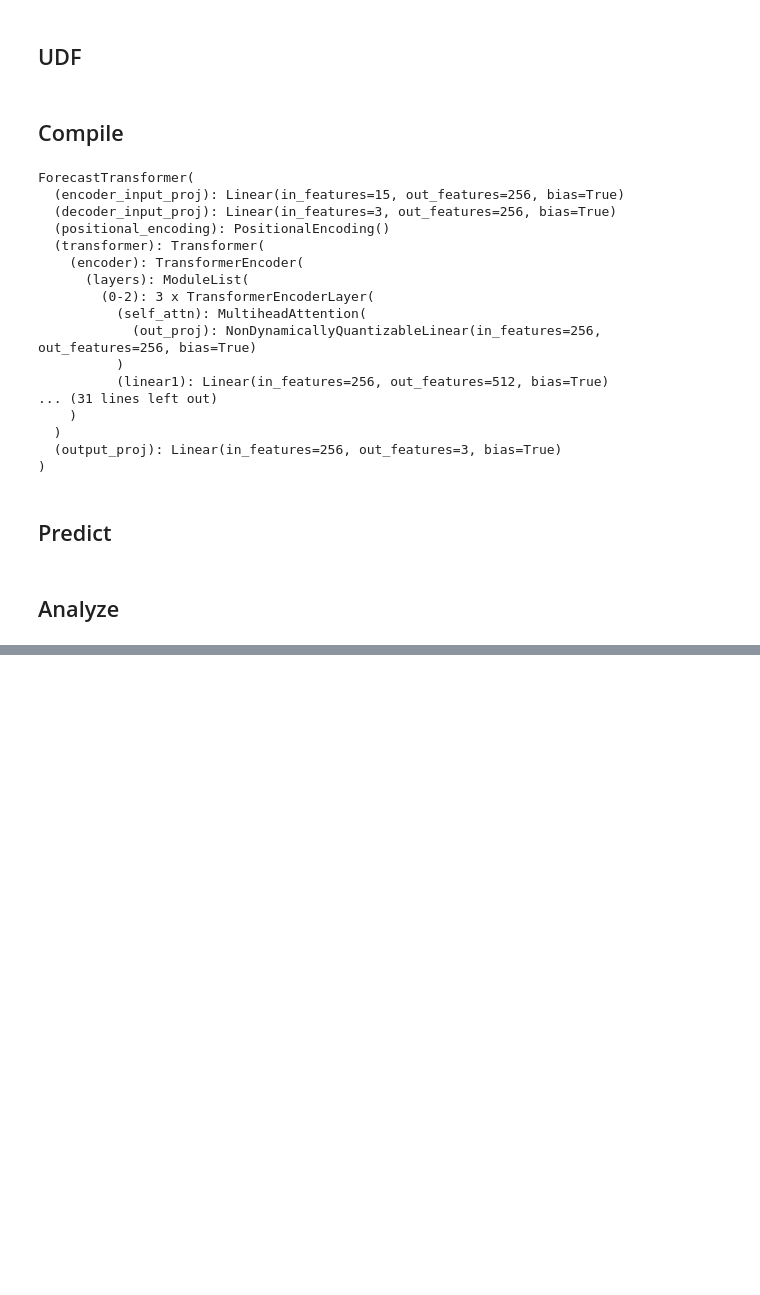
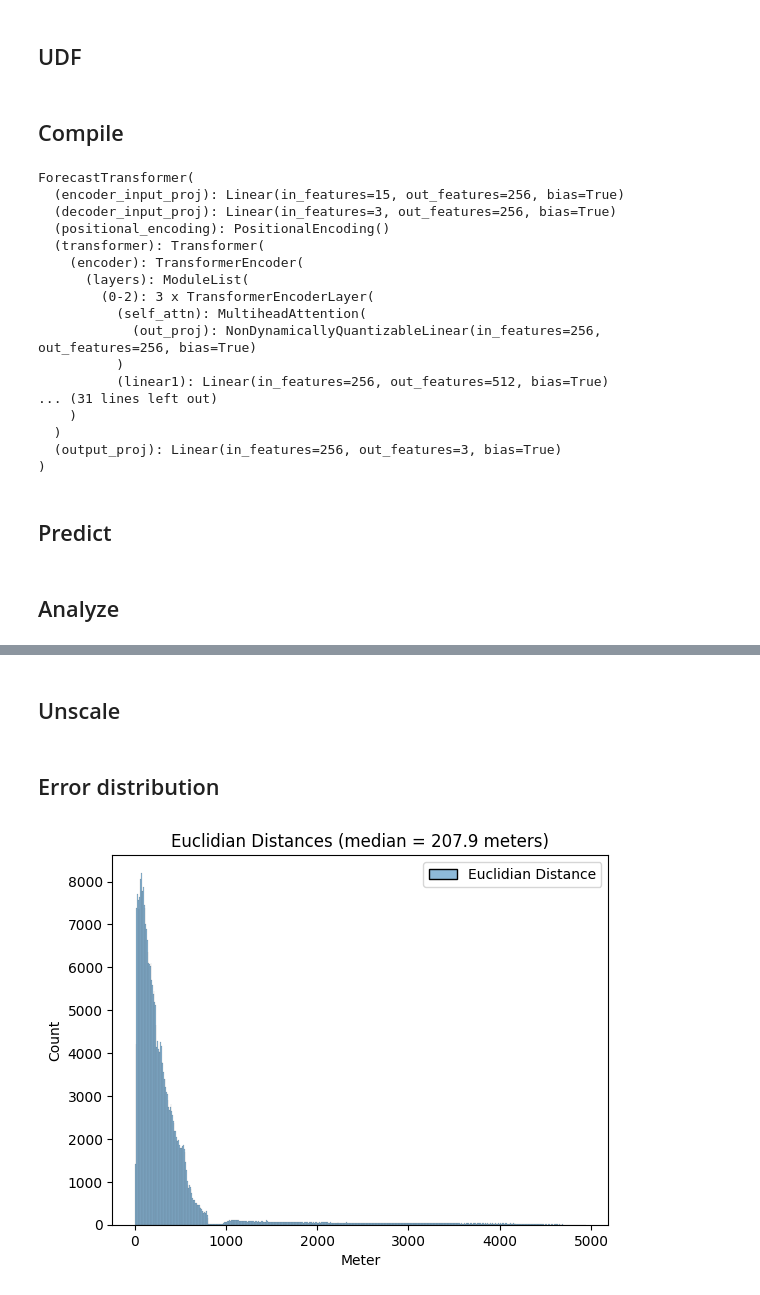
Before and after one commit to emremidilli/dog-fight, a Jupyter notebook: notebooks/04-analyze-model.ipynb, the cells around one changed output, grey strips where cells are left out. Drawn from its saved outputs; the diff is of its cells as text; code cells hidden in the pictures; blank space fills up the shorter version.

```diff
--- a/notebooks/04-analyze-model.ipynb
+++ b/notebooks/04-analyze-model.ipynb
@@ -249,0 +220,42 @@ plt.show()
+# %% [markdown]
+## Unscale
+# %%
+all_predictions_unscaled = all_predictions.cpu().numpy().copy()
+all_truth_unscaled = all_truth.cpu().numpy().copy()
+
+for i in range(all_predictions.shape[1]):
+    all_predictions_unscaled[:, i, [0]] = scaler_cord_x.inverse_transform(all_predictions_unscaled[:, i, [0]])
+    all_predictions_unscaled[:, i, [1]] = scaler_cord_y.inverse_transform(all_predictions_unscaled[:, i, [1]])
+    all_predictions_unscaled[:, i, [2]] = scaler_cord_z.inverse_transform(all_predictions_unscaled[:, i, [2]])
+
+    all_truth_unscaled[:, i, [0]] = scaler_cord_x.inverse_transform(all_truth_unscaled[:, i, [0]])
+    all_truth_unscaled[:, i, [1]] = scaler_cord_y.inverse_transform(all_truth_unscaled[:, i, [1]])
+    all_truth_unscaled[:, i, [2]] = scaler_cord_z.inverse_transform(all_truth_unscaled[:, i, [2]])
+
+all_predictions_unscaled = torch.from_numpy(all_predictions_unscaled)
+all_truth_unscaled = torch.from_numpy(all_truth_unscaled)
+# %% [markdown]
+## Error distribution
+# %%
+def calculate_metrics(arr1, arr2):
+    euclidian_distance = torch.norm(arr1-arr2, dim=2)
+
+    dot_product = torch.sum(arr1 * arr2, dim=2)
+    norm1 = torch.norm(arr1, dim=2)
+    norm2 = torch.norm(arr2, dim=2)
+    cosine_similarity = dot_product / (norm1 * norm2 + 1e-8)
+
+    return euclidian_distance, cosine_similarity
+
+euclidian_distance, cosine_similarity = calculate_metrics(all_predictions_unscaled, all_truth_unscaled)
+# %%
+df_0 = pd.DataFrame( np.reshape(euclidian_distance, (-1, 1)), columns=['Euclidian Distance'])
+median = np.median(df_0)
+g = sns\
+    .histplot(df_0)
+g.set_title(f'Euclidian Distances (median = {median:.1f} meters)')
+g.set_xlabel('Meter')
+
+plt.show()
+# %% [output]
+[figure, added]
```
Also changed, not shown: parts of 7 cells of this notebook, 7 other files.
